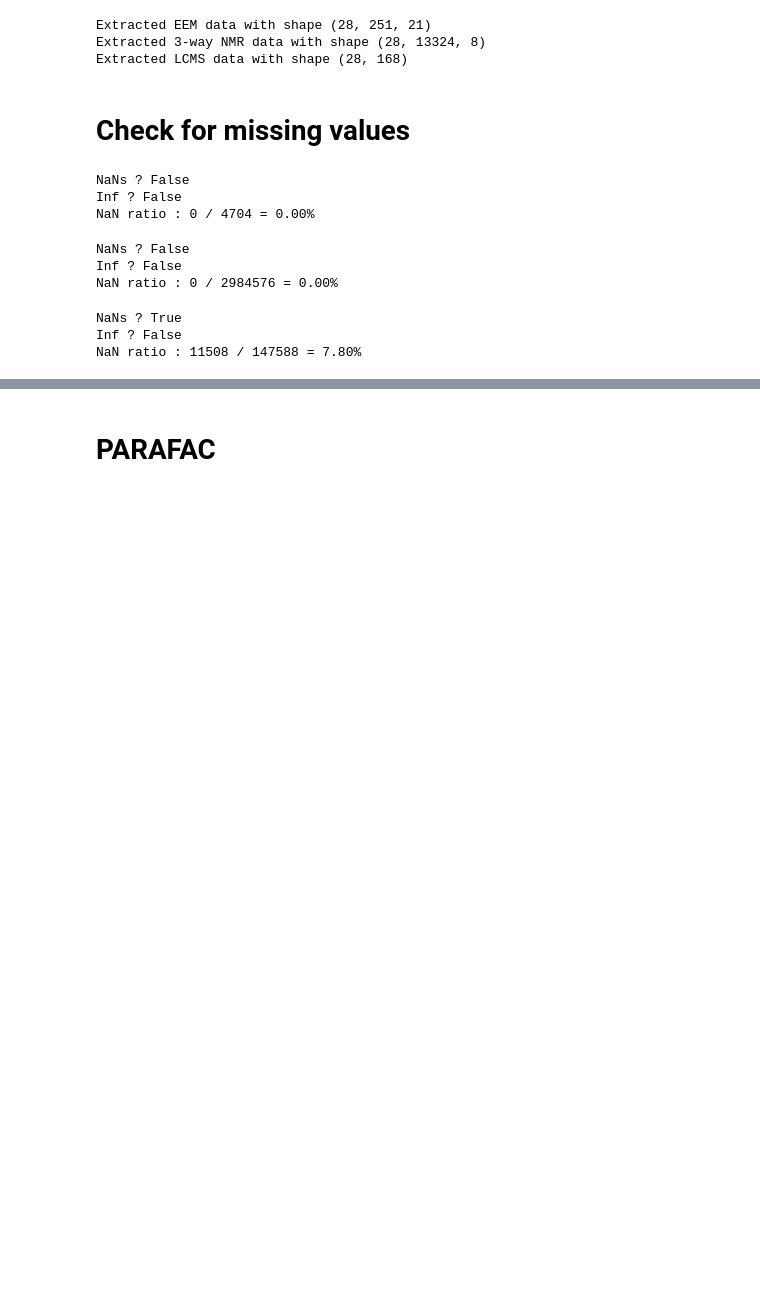
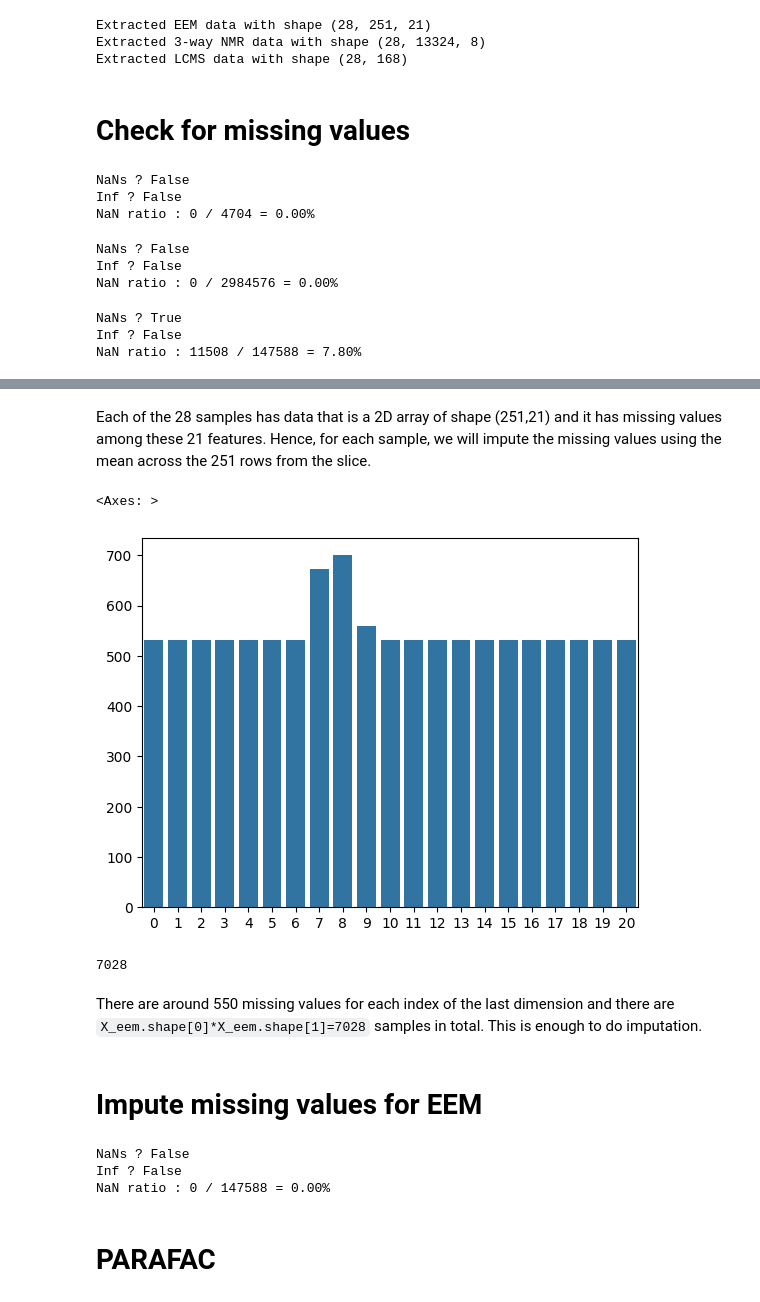
Before and after one commit to DIlyess/JODA_Multivariate_Analysis, a Jupyter notebook: EDA.ipynb, the cells around one changed output, grey strips where cells are left out. Saved outputs shown, nothing was run; the diff lists cells and outputs as text; code cells hidden in the pictures; blank space fills up the shorter version.

Commit message:
[Feat] Imputation by mean

```diff
--- a/EDA.ipynb
+++ b/EDA.ipynb
@@ -77,3 +78,9 @@ print(f"NaN ratio : {nb_nan} / {nb_of_values} = {nb_nan/nb_of_values:.2%}")
 NaNs ? True
 Inf ? False
 NaN ratio : 11508 / 147588 = 7.80%
+# %%
+mask = np.isnan(X_eem)
+idxs = np.where(mask)
+print(f"Along dimension 0: {idxs[0].tolist()}")
+print(f"Along dimension 1: {idxs[1].tolist()}")
+print(f"Along dimension 2: {idxs[2].tolist()}")
@@ -79,0 +91,18 @@ NaN ratio : 11508 / 147588 = 7.80%
+# %% [markdown]
+Each of the 28 samples has data that is a 2D array of shape (251,21) and it has missing values among these 21 features.
+Hence, for each sample, we will impute the missing values using the mean across the 251 rows from the slice.
+# %%
+# count the number of occurence of each index in indxs[2]
+unique, counts = np.unique(idxs[2], return_counts=True)
+sns.barplot(x=unique, y=counts)
+# %% [output]
+<Axes: >
+[figure, added]
+# %%
+X_eem.shape[0] * X_eem.shape[1]
+# %% [output]
+7028
+# %% [markdown]
+There are around 550 missing values for each index of the last dimension and there are `X_eem.shape[0]*X_eem.shape[1]=7028` samples in total. This is enough to do imputation.
+# %% [markdown]
+# Impute missing values for EEM
@@ -80,3 +118,13 @@ NaN ratio : 11508 / 147588 = 7.80%
+# %%
+print("NaNs ?", np.isnan(X_eem_imputed).any())
+print("Inf ?", np.isinf(X_eem_imputed).any())
+nb_of_values = X_eem_imputed.shape[0] * X_eem_imputed.shape[1] * X_eem_imputed.shape[2]
+nb_nan = np.isnan(X_eem_imputed).sum()
+print(f"NaN ratio : {nb_nan} / {nb_of_values} = {nb_nan/nb_of_values:.2%}")
+# %% [output]
+NaNs ? False
+Inf ? False
+NaN ratio : 0 / 147588 = 0.00%
 # %% [markdown]
 # PARAFAC
 # %%
```
Also changed, not shown: parts of 6 cells of this notebook.
